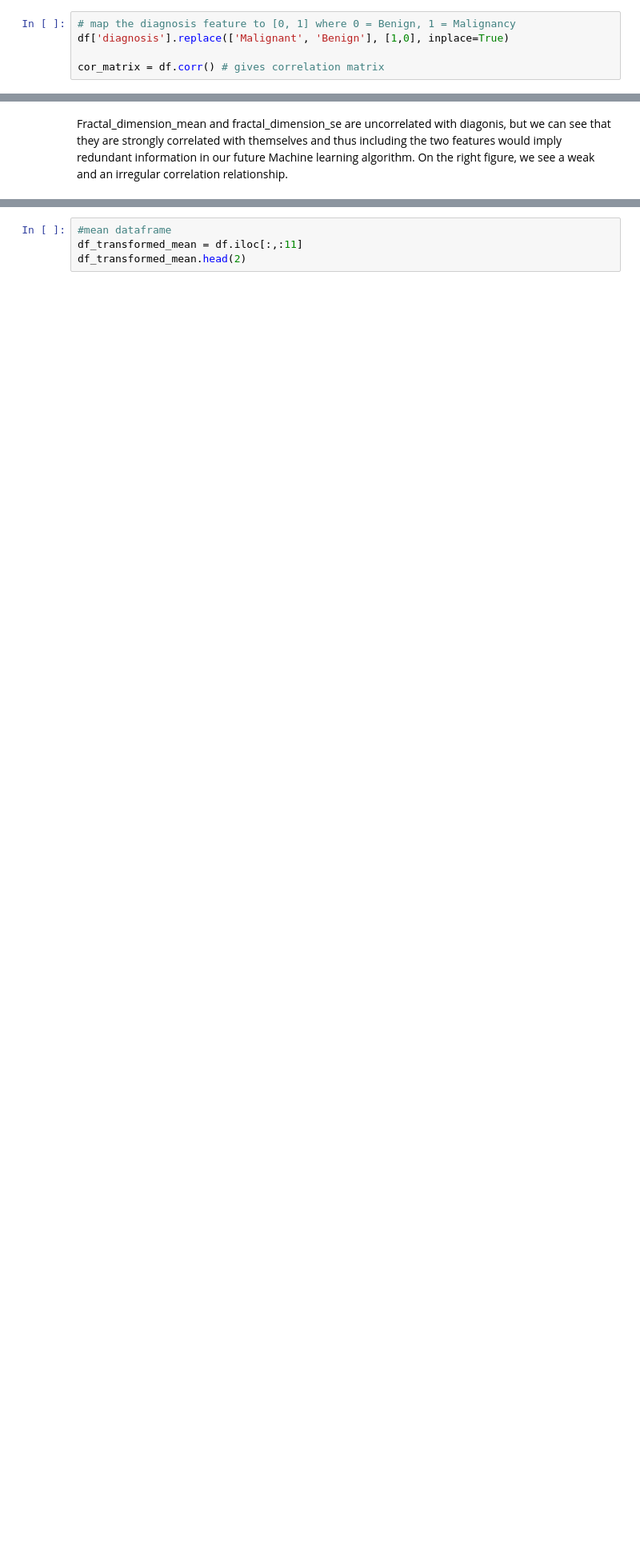
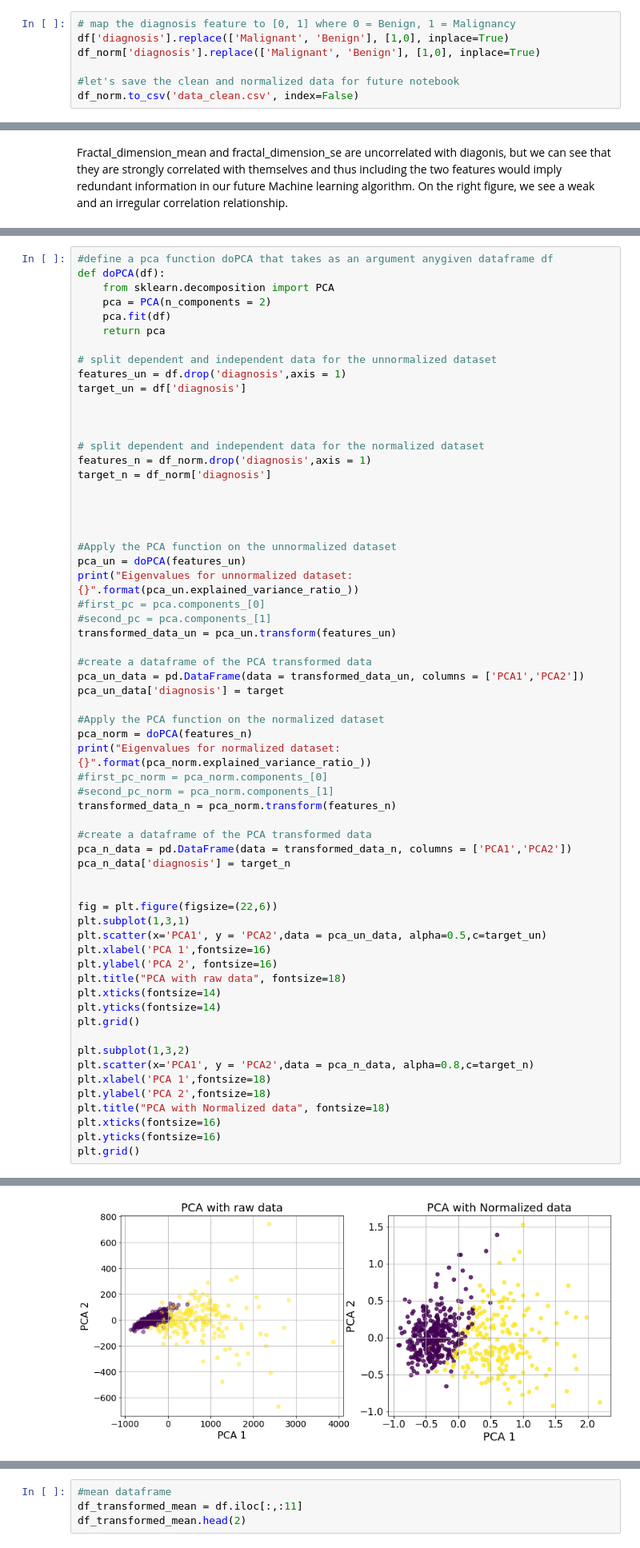
Before and after one commit to Marvykalu/Cancer_data_project, a Jupyter notebook: Wisconsin_Breast_Cancer_data_processing.ipynb, the cells around one changed output, grey strips where cells are left out. Shown at 80% size. Drawn from its saved outputs; the diff is of its cells as text; blank space fills up the shorter version.

```diff
--- a/Breast_Cancer_data_processing.ipynb
+++ b/Wisconsin_Breast_Cancer_data_processing.ipynb
@@ -168,5 +208,7 @@ We define features that correlated and uncorrelated with diagnosis as those with
 # %%
 # map the diagnosis feature to [0, 1] where 0 = Benign, 1 = Malignancy
 df['diagnosis'].replace(['Malignant', 'Benign'], [1,0], inplace=True)
+df_norm['diagnosis'].replace(['Malignant', 'Benign'], [1,0], inplace=True)
 
-cor_matrix = df.corr() # gives correlation matrix
+#let's save the clean and normalized data for future notebook
+df_norm.to_csv('data_clean.csv', index=False)
@@ -478,0 +530,63 @@ Fractal_dimension_mean and fractal_dimension_se are uncorrelated with diagonis,
+# %%
+#define a pca function doPCA that takes as an argument anygiven dataframe df
+def doPCA(df):
+    from sklearn.decomposition import PCA
+    pca = PCA(n_components = 2)
+    pca.fit(df)
+    return pca
+
+# split dependent and independent data for the unnormalized dataset
+features_un = df.drop('diagnosis',axis = 1)
+target_un = df['diagnosis']
+
+
+
+# split dependent and independent data for the normalized dataset
+features_n = df_norm.drop('diagnosis',axis = 1)
+target_n = df_norm['diagnosis']
+
+
+
+
+#Apply the PCA function on the unnormalized dataset
+pca_un = doPCA(features_un)
+print("Eigenvalues for unnormalized dataset: {}".format(pca_un.explained_variance_ratio_))
+#first_pc = pca.components_[0]
+#second_pc = pca.components_[1]
+transformed_data_un = pca_un.transform(features_un)
+
+#create a dataframe of the PCA transformed data
+pca_un_data = pd.DataFrame(data = transformed_data_un, columns = ['PCA1','PCA2'])
+pca_un_data['diagnosis'] = target
+
+#Apply the PCA function on the normalized dataset
+pca_norm = doPCA(features_n)
+print("Eigenvalues for normalized dataset: {}".format(pca_norm.explained_variance_ratio_))
+#first_pc_norm = pca_norm.components_[0]
+#second_pc_norm = pca_norm.components_[1]
+transformed_data_n = pca_norm.transform(features_n)
+
+#create a dataframe of the PCA transformed data
+pca_n_data = pd.DataFrame(data = transformed_data_n, columns = ['PCA1','PCA2'])
+pca_n_data['diagnosis'] = target_n
+
+
+fig = plt.figure(figsize=(22,6))
+plt.subplot(1,3,1)
+plt.scatter(x='PCA1', y = 'PCA2',data = pca_un_data, alpha=0.5,c=target_un)
+plt.xlabel('PCA 1',fontsize=16)
+plt.ylabel('PCA 2', fontsize=16)
+plt.title("PCA with raw data", fontsize=18)
+plt.xticks(fontsize=14)
+plt.yticks(fontsize=14)
+plt.grid()
+
+plt.subplot(1,3,2)
+plt.scatter(x='PCA1', y = 'PCA2',data = pca_n_data, alpha=0.8,c=target_n)
+plt.xlabel('PCA 1',fontsize=18)
+plt.ylabel('PCA 2',fontsize=18)
+plt.title("PCA with Normalized data", fontsize=18)
+plt.xticks(fontsize=16)
+plt.yticks(fontsize=16)
+plt.grid()
+# %% [output]
@@ -478,0 +595 @@ Fractal_dimension_mean and fractal_dimension_se are uncorrelated with diagonis,
+[figure, added]
```
Also changed, not shown: parts of 16 cells of this notebook, 1 other file.
